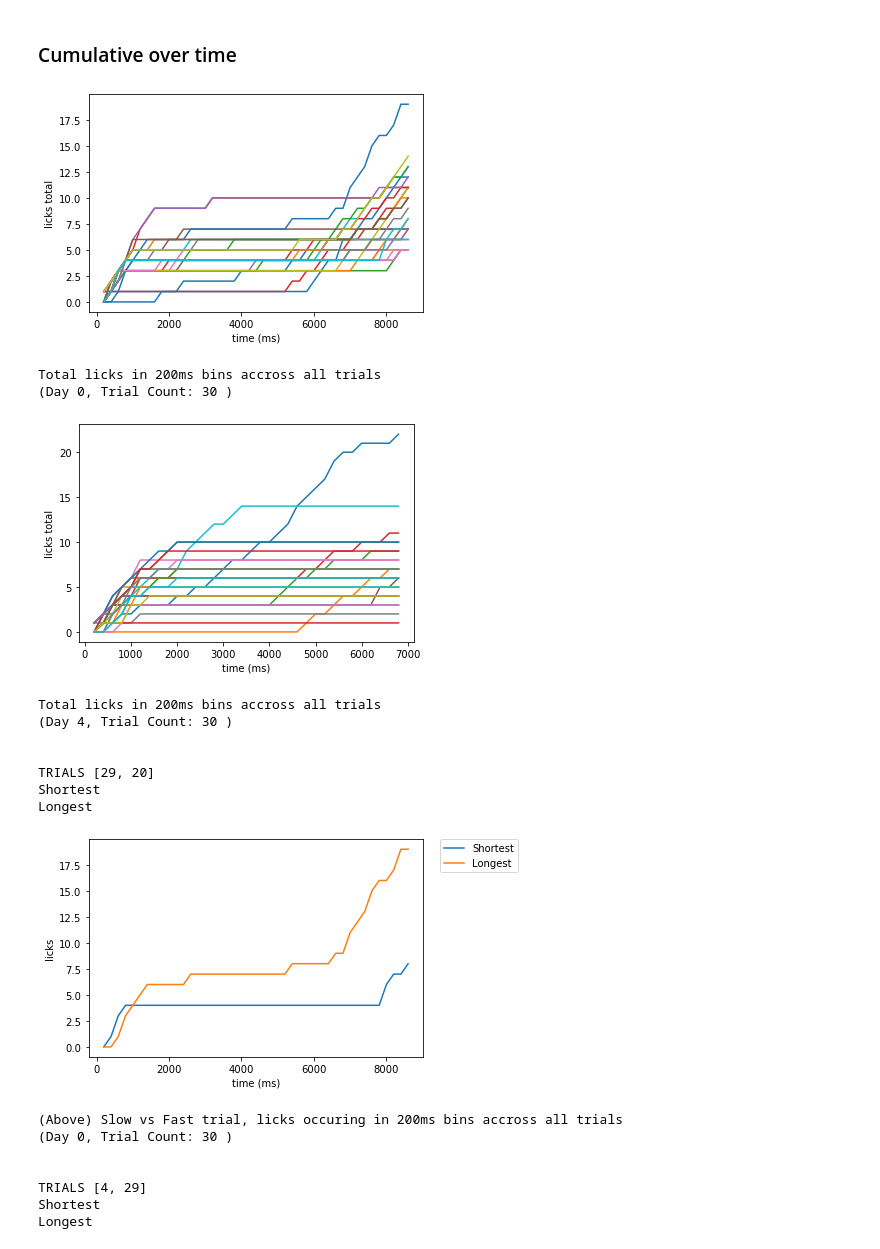
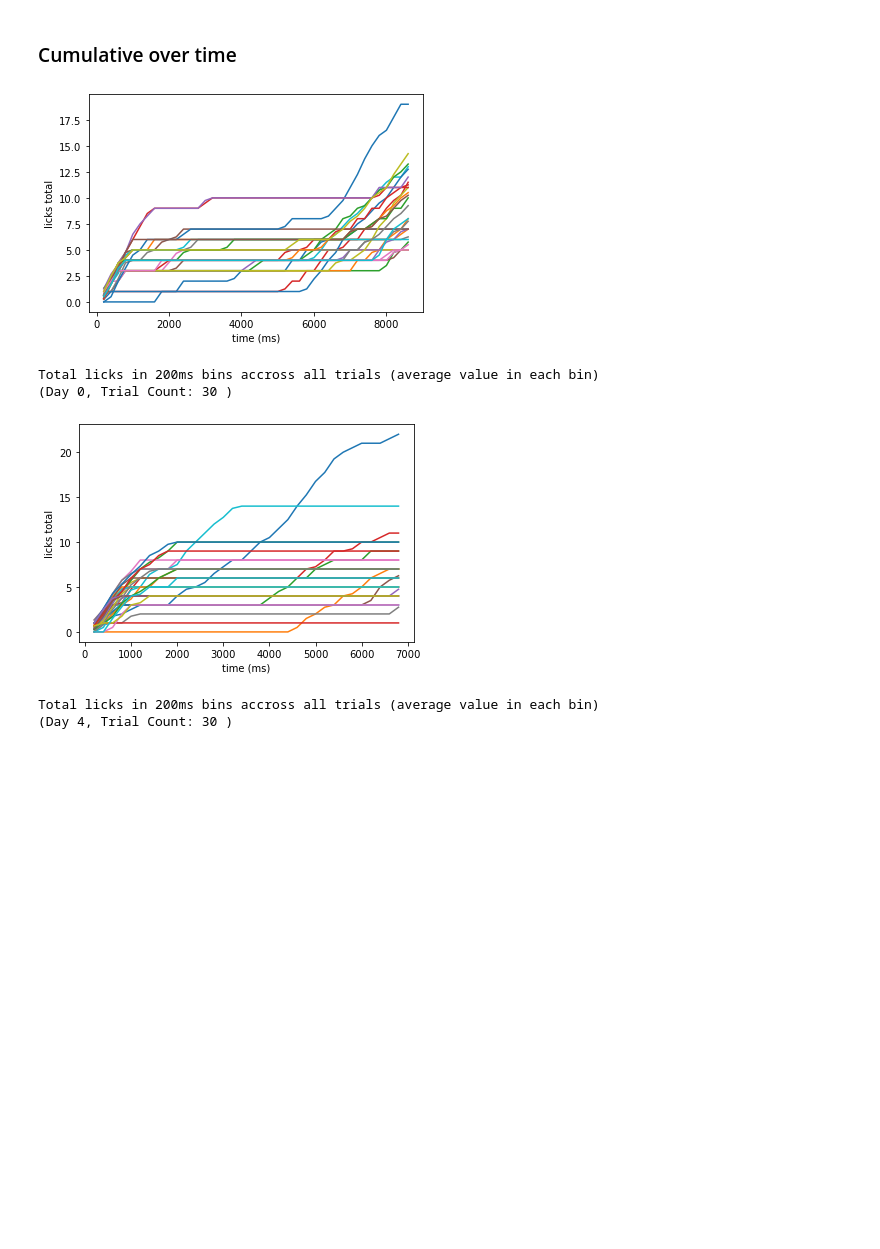
Before and after one commit to sophiakolak/6998-what-is-time, a Jupyter notebook: data/Lick_Rate_and_Time.ipynb, the cells around one changed output. Drawn from its saved outputs; the diff is of its cells as text; code cells hidden in the pictures; blank space fills up the shorter version.

```diff
--- a/data/Lick_Rate_and_Time.ipynb
+++ b/data/Lick_Rate_and_Time.ipynb
@@ -474,58 +571,63 @@ time_binned_dictionary4 = timeBinning(lap_dictionaryL4, num_of_time_bins4)
 #space_binned_dictionaryL = spaceBinning(lap_dictionaryL)
 #space_binned_dictionaryL4 = spaceBinning(lap_dictionaryL4)
 
-# this isn't helpful or it's messed up
+
 def cumulative(binned_dictionary):
+    pearsonX = []
+    pearsonY = []
     for trial in binned_dictionary:
         licksY = []
         timeX = []
+
         counter = 0
         for bin in binned_dictionary[trial]:
             currBin = binned_dictionary[trial][bin]
+            mean = currBin[3].mean()
             first = currBin.iloc[0][3]
             #licks = currBin.iloc[:,3]
             #last = currBin.iloc[-1][3]
             #lick_count = last - first
-            licksY.append(first)
+            licksY.append(mean)
             timeX.append(bin)
             #print(lick_count, bin)
         x = np.array(timeX)
         y = np.array(licksY)
+        pearsonX.append(timeX)
+        pearsonY.append(licksY)
         plt.plot(x, y)
+
+
+    pearsonX = np.array(pearsonX)
+    pearsonY = np.array(pearsonY)
+
+    np.average(pearsonX, axis=0)
+    np.average(pearsonY, axis=0)
+
     plt.xlabel("time (ms)")
     plt.ylabel("licks total")
     plt.show()
 
-cumulative(time_binned_dictionary)
-print("Total licks in 200ms bins accross all trials \n(Day 0, Trial Count:", trial_count,")\n\n")
+    return pearsonX, pearsonY
 
-cumulative(time_binned_dictionary4)
-print("Total licks in 200ms bins accross all trials \n(Day 4, Trial Count:", trial_count,")\n\n")
+
+
+Cumulative_timeDay0_pearsonX, Cumulative_timeDay0_pearsonY = cumulative(time_binned_dictionary)
+print("Total licks in 200ms bins accross all trials (average value in each bin)\n(Day 0, Trial Count:", trial_count,")\n\n")
+
+Cumulative_timeDay4_pearsonX, Cumulative_timeDay4_pearsonY = cumulative(time_binned_dictionary4)
+print("Total licks in 200ms bins accross all trials (average value in each bin)\n(Day 4, Trial Count:", trial_count,")\n\n")
 
 
 
 #plotFastVSlow(shortest_trial, min_time, longest_trial, max_time, time_binned_dictionary)
 #print("(Above) Slow vs Fast trial, licks occuring in 200ms bins accross all trials \n(Day 0, Trial Count:", trial_count,")\n\n")
 
 #plotFastVSlow(shortest_trial4, min_time4, longest_trial4, max_time4, time_binned_dictionary4)
 #print("(Above) Slow vs Fast trial, licks occuring in 200ms bins accross all trials \n(Day 4, Trial Count:", trial_count,")\n\n")
 # %% [output]
-[figure, old version]
+[figure, new version]
-Total licks in 200ms bins accross all trials
+Total licks in 200ms bins accross all trials (average value in each bin)
 (Day 0, Trial Count: 30 )
-[figure, old version]
+[figure, new version]
-Total licks in 200ms bins accross all trials
+Total licks in 200ms bins accross all trials (average value in each bin)
 (Day 4, Trial Count: 30 )
-
-
-TRIALS [29, 20]
-Shortest
-Longest
-[figure, removed]
-(Above) Slow vs Fast trial, licks occuring in 200ms bins accross all trials
-(Day 0, Trial Count: 30 )
-
-
-TRIALS [4, 29]
-Shortest
-Longest
```
Also changed, not shown: parts of 8 cells of this notebook.
